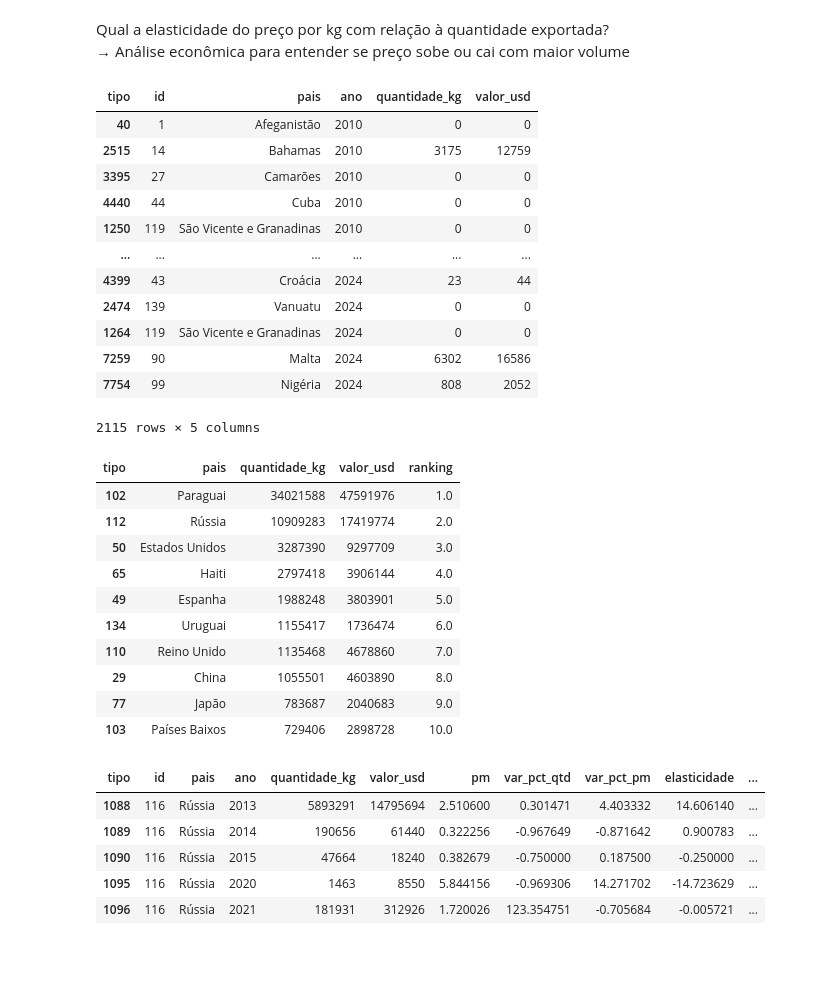
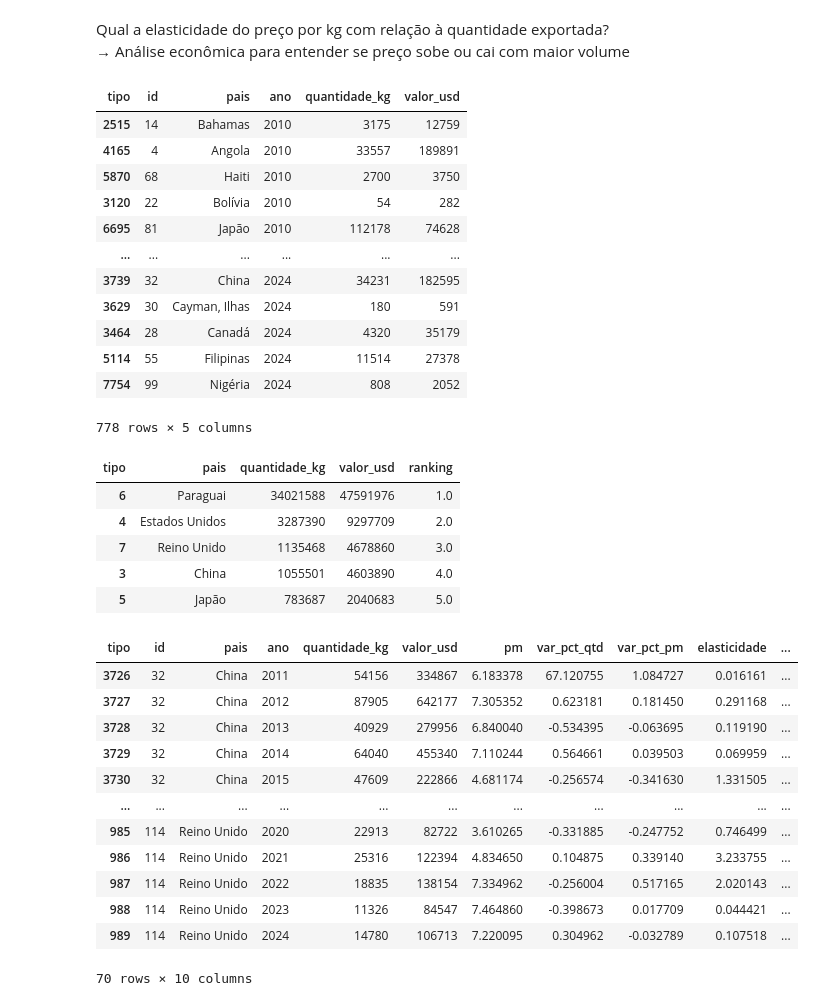
Before and after one commit to RicardViana/fiap-Data-Analysis-and-Exploration, a Jupyter notebook: tech_challenge_fase1.ipynb, the cells around one changed output. Cells and saved outputs as stored; diff of their text form; code cells hidden in the pictures; blank space fills up the shorter version.

```diff
--- a/tech_challenge_fase1.ipynb
+++ b/tech_challenge_fase1.ipynb
@@ -111,7 +131,7 @@ df_vinhos_tratado = df_vinhos_tratado.pivot(index=['id', 'pais', 'ano'],columns=
 df_vinhos_tratado = df_vinhos_tratado.reset_index()
 
 # Converter colunas para o formato númerico
-colunas_altercao = ['quantidade_kg','valor_usd']
+colunas_altercao = ['quantidade_kg','valor_usd','ano']
 df_vinhos_tratado[colunas_altercao] = df_vinhos_tratado[colunas_altercao].apply(pd.to_numeric, errors='coerce')
 
 # Filtrar ultimos dados e filtrar o primeiro pais - Validar com a base original (site)
@@ -129,55 +149,62 @@ df_vinhos_tratado.query('pais == "África do Sul"').tail()
 Qual a elasticidade do preço por kg com relação à quantidade exportada?
 → Análise econômica para entender se preço sobe ou cai com maior volume
 # %%
-# Limitar os ultimos anos
+# Limitar os ultimos anos qtd maior que zero
 delta_anos = 15
 ano_atual = datetime.now().year
-limite = str(ano_atual-delta_anos)
+limite = ano_atual-delta_anos
 
 df_vinhos_ultimo = df_vinhos_tratado.copy()
-df_vinhos_ultimo = df_vinhos_ultimo[df_vinhos_ultimo['ano'] >=  limite].sort_values(by='ano')
+df_vinhos_ultimo = df_vinhos_ultimo[(df_vinhos_ultimo['ano'] >=  limite) & (df_vinhos_ultimo['quantidade_kg'] > 0)].sort_values(by='ano')
+
 df_vinhos_ultimo
 # %% [output]
 | tipo | id | pais | ano | quantidade_kg | valor_usd |
-| 40 | 1 | Afeganistão | 2010 | 0 | 0 |
 | 2515 | 14 | Bahamas | 2010 | 3175 | 12759 |
-| 3395 | 27 | Camarões | 2010 | 0 | 0 |
-| 4440 | 44 | Cuba | 2010 | 0 | 0 |
-| 1250 | 119 | São Vicente e Granadinas | 2010 | 0 | 0 |
+| 4165 | 4 | Angola | 2010 | 33557 | 189891 |
+| 5870 | 68 | Haiti | 2010 | 2700 | 3750 |
+| 3120 | 22 | Bolívia | 2010 | 54 | 282 |
+| 6695 | 81 | Japão | 2010 | 112178 | 74628 |
 | ... | ... | ... | ... | ... | ... |
-| 4399 | 43 | Croácia | 2024 | 23 | 44 |
-| 2474 | 139 | Vanuatu | 2024 | 0 | 0 |
-| 1264 | 119 | São Vicente e Granadinas | 2024 | 0 | 0 |
-| 7259 | 90 | Malta | 2024 | 6302 | 16586 |
+| 3739 | 32 | China | 2024 | 34231 | 182595 |
+| 3629 | 30 | Cayman, Ilhas | 2024 | 180 | 591 |
+| 3464 | 28 | Canadá | 2024 | 4320 | 35179 |
+| 5114 | 55 | Filipinas | 2024 | 11514 | 27378 |
 | 7754 | 99 | Nigéria | 2024 | 808 | 2052 |
-2115 rows × 5 columns
+778 rows × 5 columns
+# %%
+# Verificar paises que existe uma recorrencia de compra
+paises_validos = []
+
+for pais, grupo in df_vinhos_ultimo.groupby('pais'):
+    sequencias = encontrar_sequencias_consecutivas(grupo['ano'].tolist(),15)
+    if sequencias:
+        paises_validos.append(pais)
+
+# Filtrar DataFrame original com os países que têm sequência válida
+df_vinhos_ultimo_filtro = df_vinhos_ultimo[df_vinhos_ultimo['pais'].isin(paises_validos)].copy()
 # %%
 # Agrupar os dados
-df_vinhos_ultimo_rank = df_vinhos_ultimo.copy()
+df_vinhos_ultimo_rank = df_vinhos_ultimo_filtro.copy()
 df_vinhos_ultimo_rank = df_vinhos_ultimo_rank.groupby('pais')[['quantidade_kg','valor_usd']].sum().reset_index()
 
 # Fazer o ranking
-rank = 10
+rank = 5
 df_vinhos_ultimo_rank['ranking'] = df_vinhos_ultimo_rank['quantidade_kg'].rank(ascending=False, method='max')
 df_vinhos_ultimo_rank = df_vinhos_ultimo_rank.query('ranking <= @rank').sort_values(by='ranking')
 df_vinhos_ultimo_rank
 # %% [output]
 | tipo | pais | quantidade_kg | valor_usd | ranking |
-| 102 | Paraguai | 34021588 | 47591976 | 1.0 |
-| 112 | Rússia | 10909283 | 17419774 | 2.0 |
-| 50 | Estados Unidos | 3287390 | 9297709 | 3.0 |
-| 65 | Haiti | 2797418 | 3906144 | 4.0 |
-| 49 | Espanha | 1988248 | 3803901 | 5.0 |
-| 134 | Uruguai | 1155417 | 1736474 | 6.0 |
-| 110 | Reino Unido | 1135468 | 4678860 | 7.0 |
-| 29 | China | 1055501 | 4603890 | 8.0 |
-| 77 | Japão | 783687 | 2040683 | 9.0 |
-| 103 | Países Baixos | 729406 | 2898728 | 10.0 |
+| 6 | Paraguai | 34021588 | 47591976 | 1.0 |
+| 4 | Estados Unidos | 3287390 | 9297709 | 2.0 |
+| 7 | Reino Unido | 1135468 | 4678860 | 3.0 |
+| 3 | China | 1055501 | 4603890 | 4.0 |
+| 5 | Japão | 783687 | 2040683 | 5.0 |
 # %%
 # Calcular o preço médio e a elasticidade do preço pela quantidade
 
 # Criar uma novo data frame com base
-df_vinhos_pm =  df_vinhos_ultimo.query('quantidade_kg > 0').copy()
+df_vinhos_pm =  df_vinhos_ultimo_filtro.copy()
 
 # Fazer o filtro dos paises do ranking
 df_vinhos_pm = df_vinhos_pm[df_vinhos_pm['pais'].isin(df_vinhos_ultimo_rank['pais'])]
@@ -189,37 +216,44 @@ df_vinhos_pm = df_vinhos_pm.sort_values(by=['pais','ano'])
 df_vinhos_pm['pm'] = (df_vinhos_pm['valor_usd'] / df_vinhos_pm['quantidade_kg'])
 
 # Calcular a variação da quantidade e do preço
 df_vinhos_pm['var_pct_qtd'] = df_vinhos_pm.groupby('pais')['quantidade_kg'].pct_change() # Calcular a variação
 df_vinhos_pm['var_pct_pm'] = df_vinhos_pm.groupby('pais')['pm'].pct_change() # Calcular a variação
 
 # Calcular a Elasticidade do preço em relação à quantidade
-df_vinhos_pm["elasticidade"] = (df_vinhos_pm["var_pct_pm"] / df_vinhos_pm["var_pct_qtd"])
+df_vinhos_pm["elasticidade"] = abs((df_vinhos_pm["var_pct_pm"] / df_vinhos_pm["var_pct_qtd"]))
 
 df_vinhos_pm = df_vinhos_pm.dropna()
 
 # Criar a coluna do tipo de elasticidade
 
 # Condições
 condicoes = [
     df_vinhos_pm["elasticidade"].abs() > 1,
     df_vinhos_pm["elasticidade"].abs() < 1,
     df_vinhos_pm["elasticidade"].abs() == 1
 ]
 
 # Valores associados às condições
 tipos = [
     "Elástica (preço varia muito com a quantidade)",
     "Inelástica (preço varia pouco com a quantidade)",
     "Elasticidade unitária (variação proporcional)"
 ]
 
 # Criar a coluna
 df_vinhos_pm["tipo_elasticidade"] = np.select(condicoes, tipos, default="Não definido")
-df_vinhos_pm.query('pais == "Rússia"').head()
+df_vinhos_pm
 # %% [output]
 | tipo | id | pais | ano | quantidade_kg | valor_usd | pm | var_pct_qtd | var_pct_pm | elasticidade | ... |
-| 1088 | 116 | Rússia | 2013 | 5893291 | 14795694 | 2.510600 | 0.301471 | 4.403332 | 14.606140 | ... |
-| 1089 | 116 | Rússia | 2014 | 190656 | 61440 | 0.322256 | -0.967649 | -0.871642 | 0.900783 | ... |
-| 1090 | 116 | Rússia | 2015 | 47664 | 18240 | 0.382679 | -0.750000 | 0.187500 | -0.250000 | ... |
-| 1095 | 116 | Rússia | 2020 | 1463 | 8550 | 5.844156 | -0.969306 | 14.271702 | -14.723629 | ... |
-| 1096 | 116 | Rússia | 2021 | 181931 | 312926 | 1.720026 | 123.354751 | -0.705684 | -0.005721 | ... |
+| 3726 | 32 | China | 2011 | 54156 | 334867 | 6.183378 | 67.120755 | 1.084727 | 0.016161 | ... |
+| 3727 | 32 | China | 2012 | 87905 | 642177 | 7.305352 | 0.623181 | 0.181450 | 0.291168 | ... |
+| 3728 | 32 | China | 2013 | 40929 | 279956 | 6.840040 | -0.534395 | -0.063695 | 0.119190 | ... |
+| 3729 | 32 | China | 2014 | 64040 | 455340 | 7.110244 | 0.564661 | 0.039503 | 0.069959 | ... |
+| 3730 | 32 | China | 2015 | 47609 | 222866 | 4.681174 | -0.256574 | -0.341630 | 1.331505 | ... |
+| ... | ... | ... | ... | ... | ... | ... | ... | ... | ... | ... |
+| 985 | 114 | Reino Unido | 2020 | 22913 | 82722 | 3.610265 | -0.331885 | -0.247752 | 0.746499 | ... |
+| 986 | 114 | Reino Unido | 2021 | 25316 | 122394 | 4.834650 | 0.104875 | 0.339140 | 3.233755 | ... |
+| 987 | 114 | Reino Unido | 2022 | 18835 | 138154 | 7.334962 | -0.256004 | 0.517165 | 2.020143 | ... |
+| 988 | 114 | Reino Unido | 2023 | 11326 | 84547 | 7.464860 | -0.398673 | 0.017709 | 0.044421 | ... |
+| 989 | 114 | Reino Unido | 2024 | 14780 | 106713 | 7.220095 | 0.304962 | -0.032789 | 0.107518 | ... |
+70 rows × 10 columns
```
Also changed, not shown: parts of 4 cells of this notebook.
